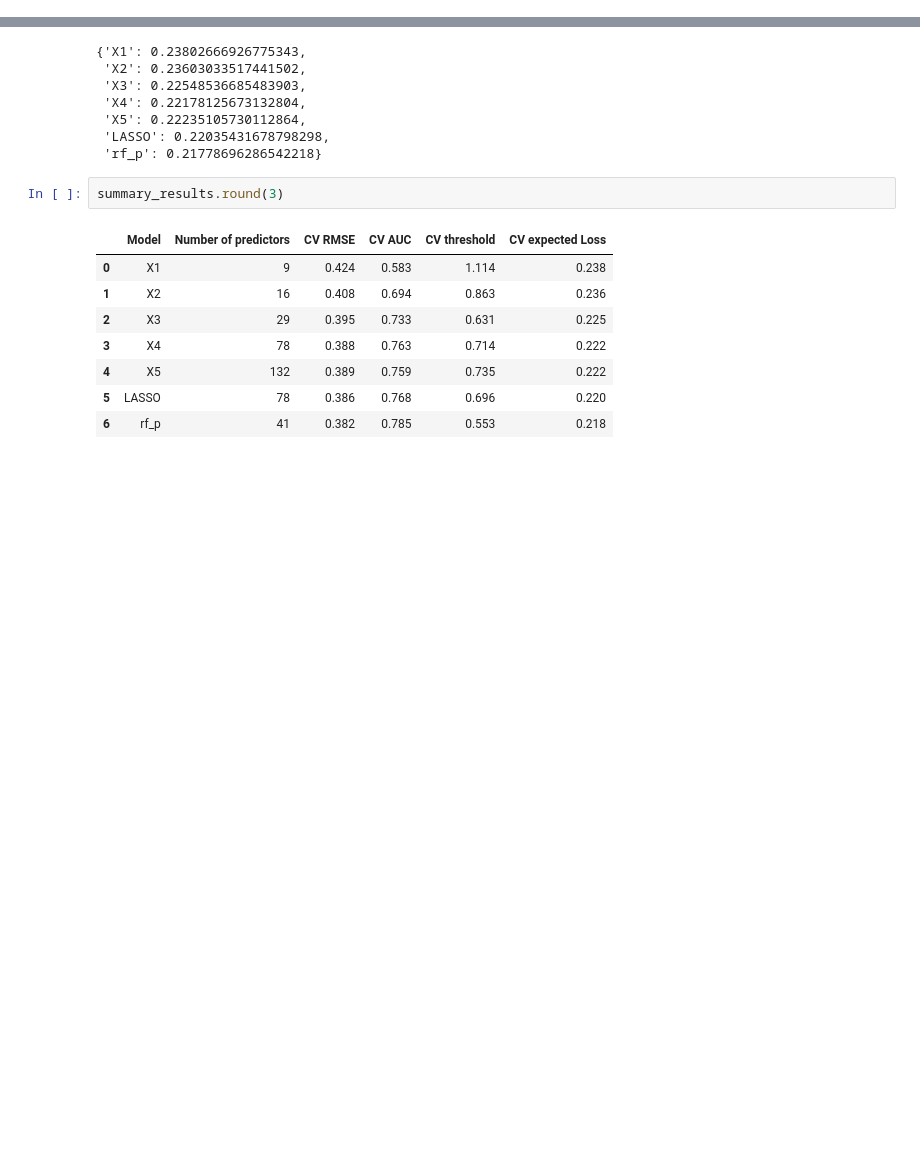
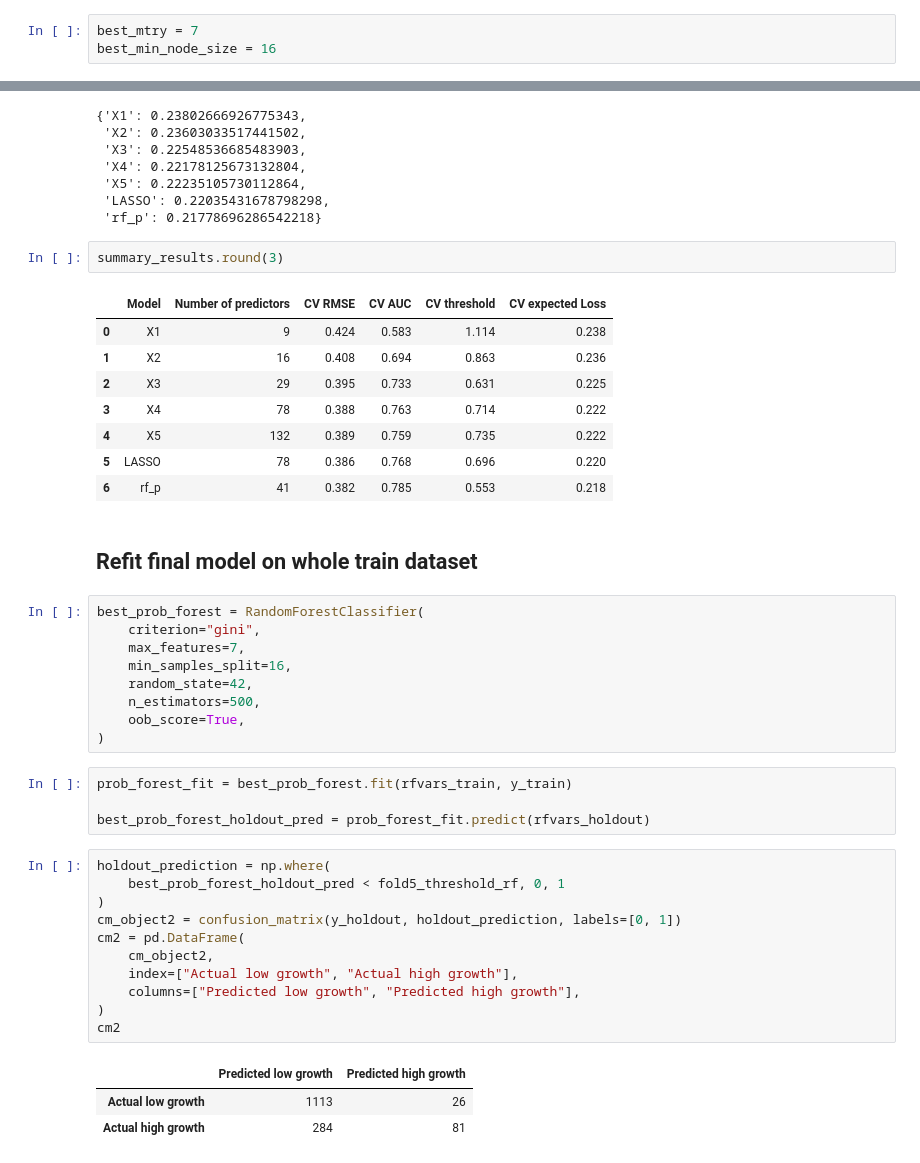
Before and after one commit to adamvig96/Prediction-with-Machine-Learning-for-Economists, a Jupyter notebook: Assignment-3/code/predict-roe-manuf.ipynb, the cells around one changed output, grey strips where cells are left out. Drawn from its saved outputs; the diff is of its cells as text; blank space fills up the shorter version.

Commit message:
add confusion martix

```diff
--- a/Assignment-3/code/predict-roe-manuf.ipynb
+++ b/Assignment-3/code/predict-roe-manuf.ipynb
@@ -995,6 +995,9 @@ for i in range(5):
     ]
     CV_AUC_folds_rf_p.append(rmse)
 CV_AUC_folds["rf_p"] = CV_AUC_folds_rf_p
+# %%
+best_mtry = 7
+best_min_node_size = 16
 # %%
 # Now use loss function and search for best thresholds and expected loss over folds -----
 best_thresholds = list()
@@ -1161,3 +1164,33 @@ summary_results.round(3)
 | 4 | X5 | 132 | 0.389 | 0.759 | 0.735 | 0.222 |
 | 5 | LASSO | 78 | 0.386 | 0.768 | 0.696 | 0.220 |
 | 6 | rf_p | 41 | 0.382 | 0.785 | 0.553 | 0.218 |
+# %% [markdown]
+## Refit final model on whole train dataset
+# %%
+best_prob_forest = RandomForestClassifier(
+    criterion="gini",
+    max_features=7,
+    min_samples_split=16,
+    random_state=42,
+    n_estimators=500,
+    oob_score=True,
+)
+# %%
+prob_forest_fit = best_prob_forest.fit(rfvars_train, y_train)
+
+best_prob_forest_holdout_pred = prob_forest_fit.predict(rfvars_holdout)
+# %%
+holdout_prediction = np.where(
+    best_prob_forest_holdout_pred < fold5_threshold_rf, 0, 1
+)
+cm_object2 = confusion_matrix(y_holdout, holdout_prediction, labels=[0, 1])
+cm2 = pd.DataFrame(
+    cm_object2,
+    index=["Actual low growth", "Actual high growth"],
+    columns=["Predicted low growth", "Predicted high growth"],
+)
+cm2
+# %% [output]
+|  | Predicted low growth | Predicted high growth |
+| Actual low growth | 1113 | 26 |
+| Actual high growth | 284 | 81 |
```
Also changed, not shown: parts of 1 cell of this notebook.
